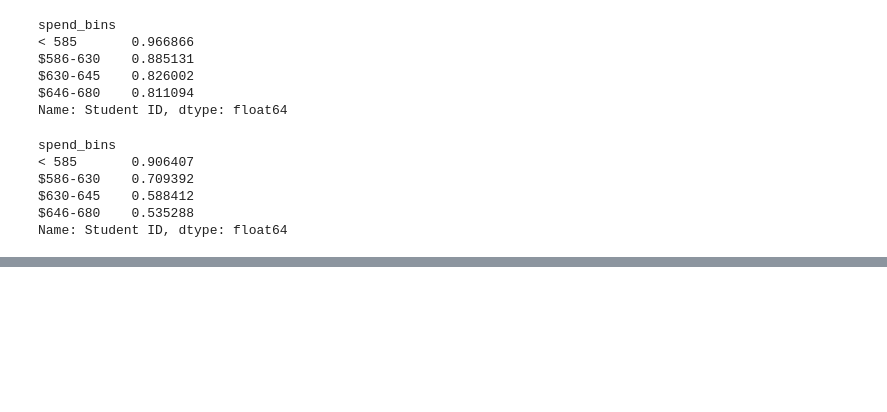
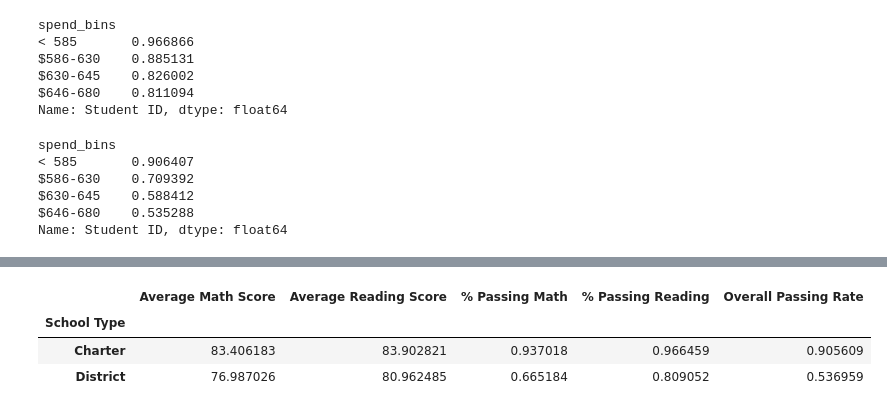
Before and after one commit to GrimmettDS/pandas-challenge, a Jupyter notebook: PyCitySchools/TestData.ipynb, the cells around one changed output, grey strips where cells are left out. Cells and saved outputs as stored; diff of their text form; code cells hidden in the pictures; blank space fills up the shorter version.

```diff
--- a/PyCitySchools/TestData.ipynb
+++ b/PyCitySchools/TestData.ipynb
@@ -367,0 +499,15 @@ scores_by_money_spent
+# %%
+score_by_school_type = pd.DataFrame({"Average Math Score": avg_math_type,
+                                     "Average Reading Score": avg_reading_type,
+                                     "% Passing Math": type_pass_math,
+                                     "% Passing Reading": type_pass_reading,
+                                     "Overall Passing Rate": type_overall})
+
+score_by_school_type.index.name = "School Type"
+
+score_by_school_type
+# %% [output]
+|  | Average Math Score | Average Reading Score | % Passing Math | % Passing Reading | Overall Passing Rate |
+| School Type |  |  |  |  |  |
+| Charter | 83.406183 | 83.902821 | 0.937018 | 0.966459 | 0.905609 |
+| District | 76.987026 | 80.962485 | 0.665184 | 0.809052 | 0.536959 |
```
Also changed, not shown: parts of 15 cells of this notebook, 1 other file.
